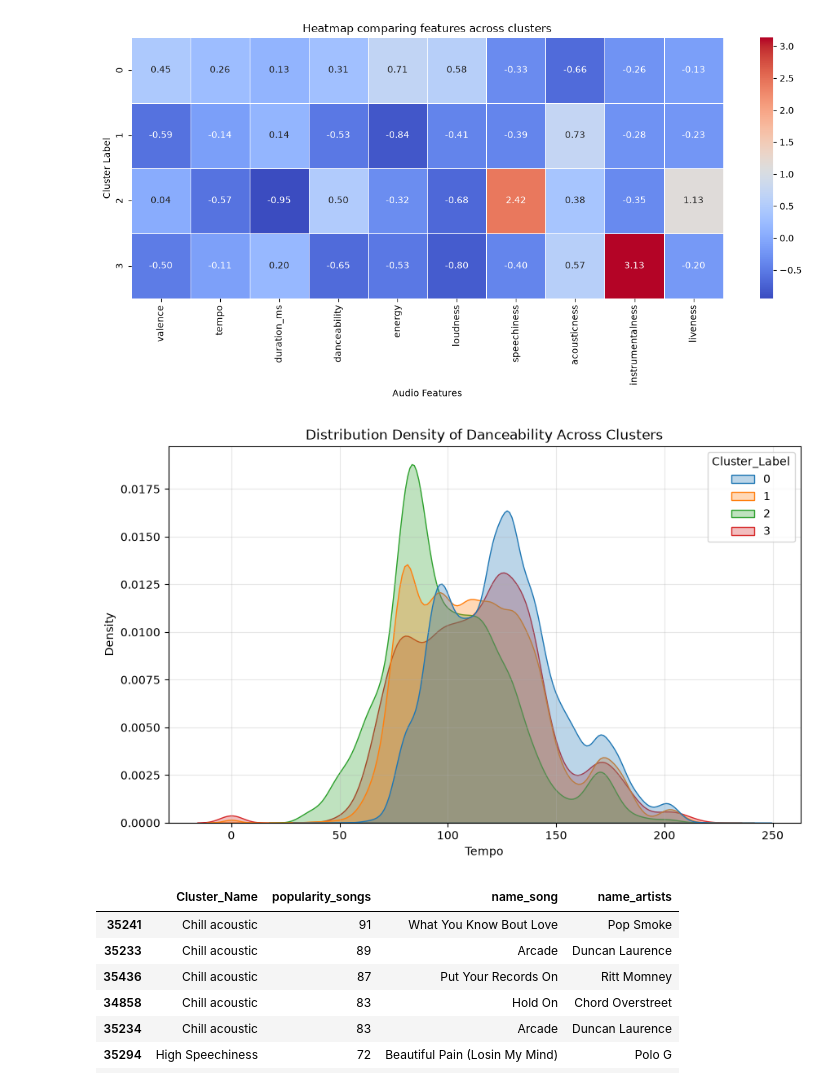
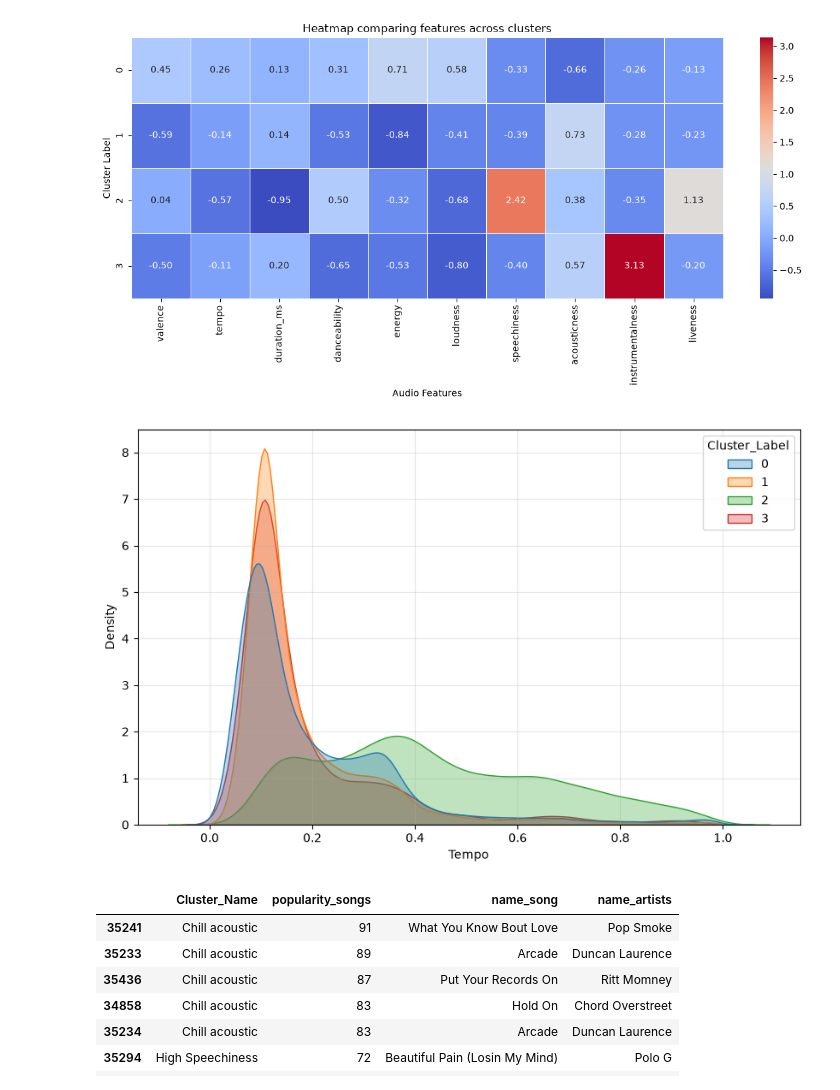
Before and after one commit to VignaPrasanna/Amazon-Music-Clustering, a Jupyter notebook: music_cluster.ipynb, the cells around one changed output. Cells and saved outputs as stored; diff of their text form; code cells hidden in the pictures.

```diff
--- a/music_cluster.ipynb
+++ b/music_cluster.ipynb
@@ -326,19 +328,19 @@ plt.show()
 # %%
 plt.figure(figsize=(10, 6))
 sns.kdeplot(
     data=df_og,
-    x="tempo",
+    x="liveness",
     hue="Cluster_Label",
     common_norm=False,
     fill=True,
     alpha=0.3,
     palette="tab10"
 )
-plt.title(f"Distribution Density of {feature_to_plot.capitalize()} Across Clusters")
+
 plt.xlabel("Tempo")
 plt.ylabel("Density")
 plt.grid(alpha=0.3)
 plt.show()
 # %% [output]
-[figure, old version]
+[figure, new version]
 # %%
```
Also changed, not shown: parts of 5 cells of this notebook, 6 other files.
